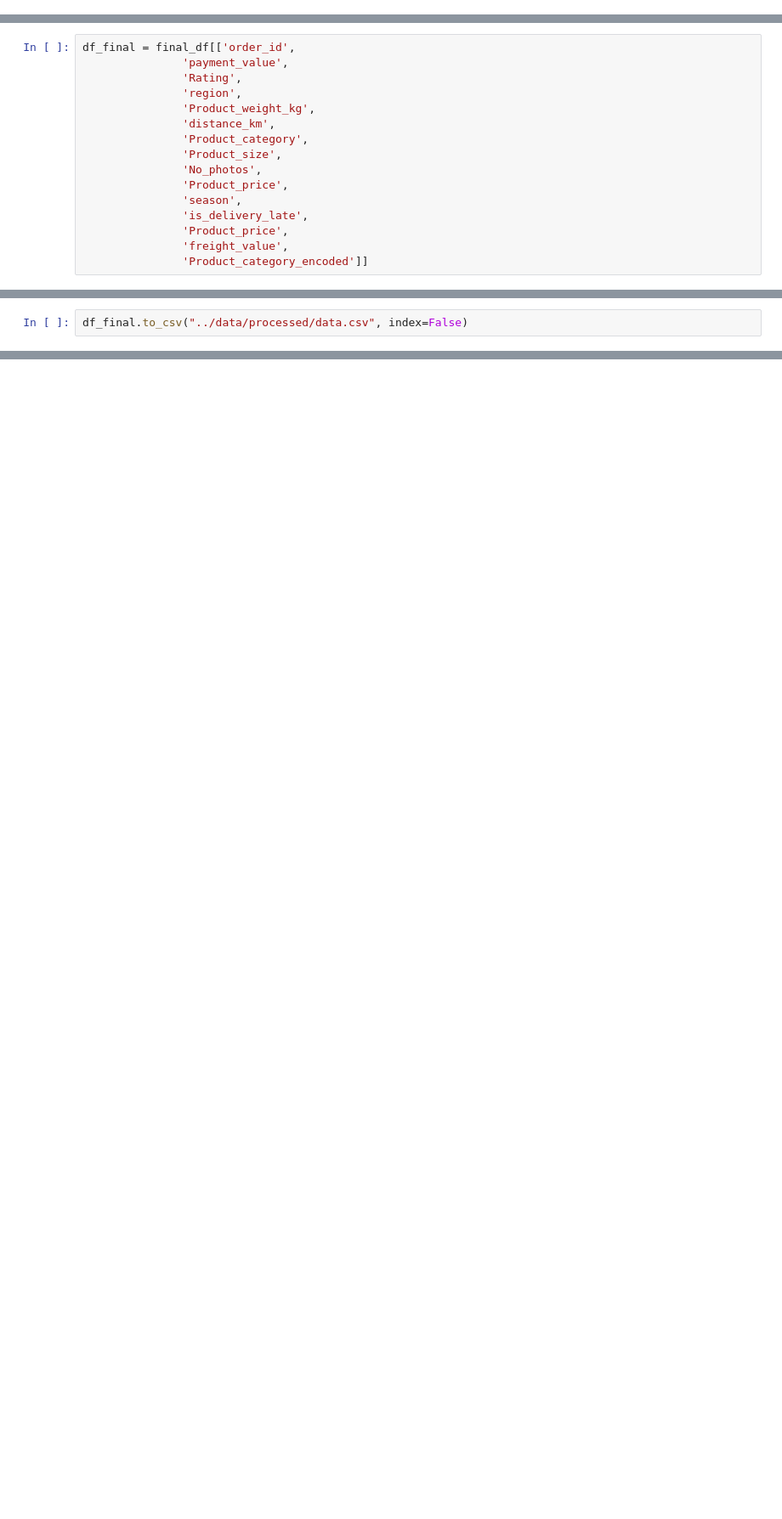
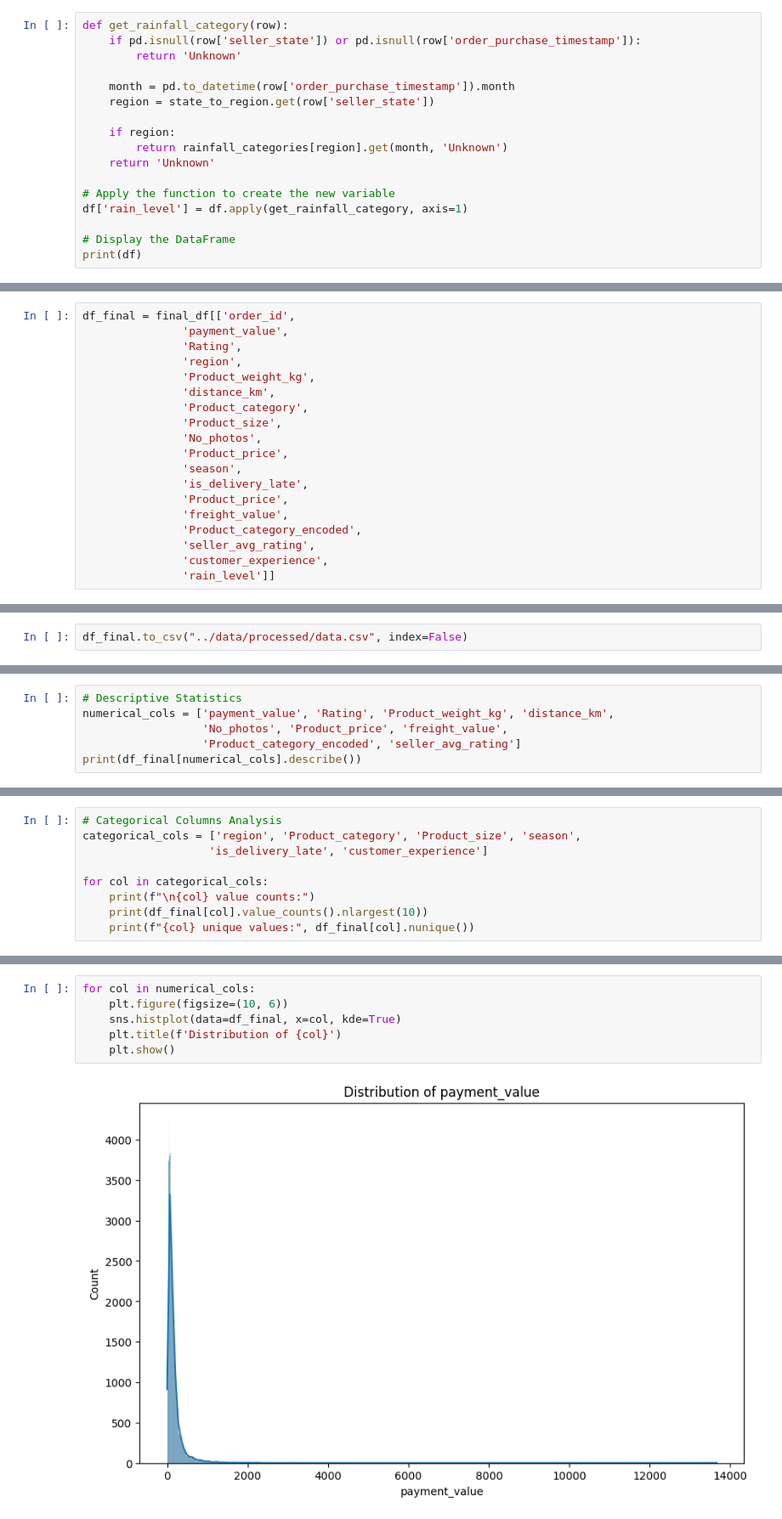
Before and after one commit to menni99/causal-attribution-analysis, a Jupyter notebook: notebooks/data-exploration.ipynb, the cells around one changed output, grey strips where cells are left out. Shown at 85% size. Drawn from its saved outputs; the diff is of its cells as text; blank space fills up the shorter version.

```diff
--- a/notebooks/data-exploration.ipynb
+++ b/notebooks/data-exploration.ipynb
@@ -68,0 +127,17 @@ def get_rainfall_category(region, month):
+# %%
+def get_rainfall_category(row):
+    if pd.isnull(row['seller_state']) or pd.isnull(row['order_purchase_timestamp']):
+        return 'Unknown'
+
+    month = pd.to_datetime(row['order_purchase_timestamp']).month
+    region = state_to_region.get(row['seller_state'])
+
+    if region:
+        return rainfall_categories[region].get(month, 'Unknown')
+    return 'Unknown'
+
+# Apply the function to create the new variable
+df['rain_level'] = df.apply(get_rainfall_category, axis=1)
+
+# Display the DataFrame
+print(df)
@@ -95,4 +232,7 @@ df_final = final_df[['order_id',
                'is_delivery_late',
                'Product_price',
                'freight_value',
-               'Product_category_encoded']]
+               'Product_category_encoded',
+               'seller_avg_rating',
+               'customer_experience',
+               'rain_level']]
@@ -100,0 +277,6 @@ df_final.to_csv("../data/processed/data.csv", index=False)
+# %%
+# Descriptive Statistics
+numerical_cols = ['payment_value', 'Rating', 'Product_weight_kg', 'distance_km',
+                  'No_photos', 'Product_price', 'freight_value',
+                  'Product_category_encoded', 'seller_avg_rating']
+print(df_final[numerical_cols].describe())
@@ -100,0 +301,9 @@ df_final.to_csv("../data/processed/data.csv", index=False)
+# %%
+# Categorical Columns Analysis
+categorical_cols = ['region', 'Product_category', 'Product_size', 'season',
+                   'is_delivery_late', 'customer_experience']
+
+for col in categorical_cols:
+    print(f"\n{col} value counts:")
+    print(df_final[col].value_counts().nlargest(10))
+    print(f"{col} unique values:", df_final[col].nunique())
@@ -100,0 +344,8 @@ df_final.to_csv("../data/processed/data.csv", index=False)
+# %%
+for col in numerical_cols:
+    plt.figure(figsize=(10, 6))
+    sns.histplot(data=df_final, x=col, kde=True)
+    plt.title(f'Distribution of {col}')
+    plt.show()
+# %% [output]
+[figure, added]
```
Also changed, not shown: parts of 27 cells of this notebook, 6 other files.
